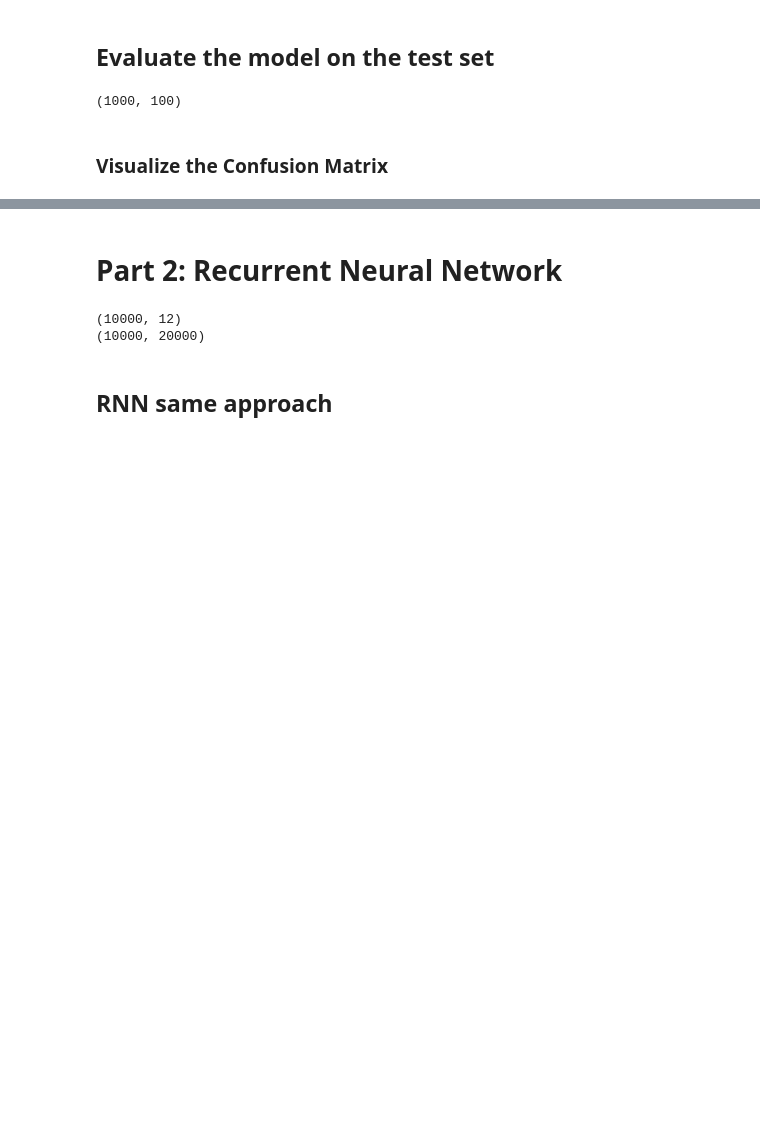
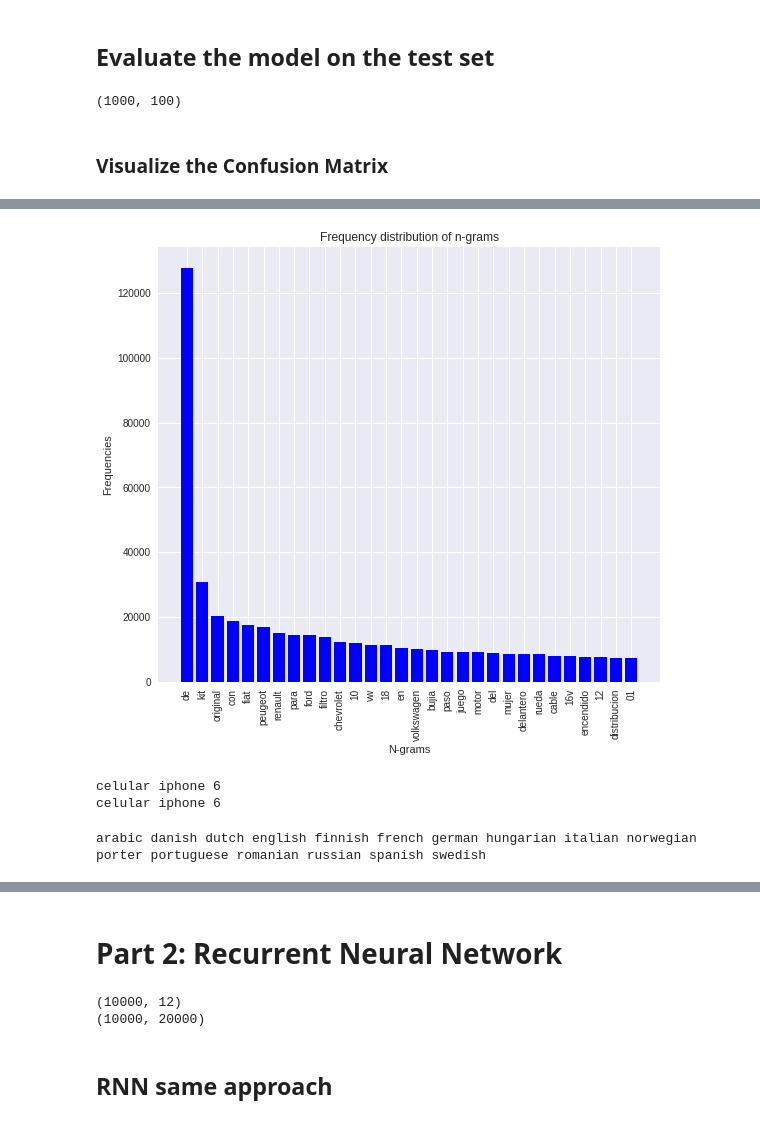
Before and after one commit to agustin-sarasua/workshop-categorization, a Jupyter notebook: Workshop_Step1.ipynb, the cells around one changed output, grey strips where cells are left out. Saved outputs shown, nothing was run; the diff lists cells and outputs as text; code cells hidden in the pictures; blank space fills up the shorter version.

```diff
--- a/Workshop_Step1.ipynb
+++ b/Workshop_Step1.ipynb
@@ -556,0 +627,5 @@ Mural De Ajedrez Deluxe - Ventajedrez Truth: BOARD_GAMES Prediction: DECORATIVE_
+# %%
+
+plot_frequency_distribution_of_ngrams(df['title'].values, reverse=False)
+# %% [output]
+[figure, added]
@@ -556,0 +651,48 @@ Mural De Ajedrez Deluxe - Ventajedrez Truth: BOARD_GAMES Prediction: DECORATIVE_
+# %%
+# 2 - Remove stopwords
+title = "celular iphone 6 sin uso envio a todo el pais instalacion sin cargo como nuevos consultar stock"
+for stopword in stop_phrases:
+  stopword_reg = re.compile(r'\b{}\b'.format(stopword))
+  title = stopword_reg.sub('', title)
+print(title)
+#print(re.compile(r'\b{}\b'.format("(conuslte|conusltar|hay|con|en) stock")).sub('', title))
+# %% [output]
+celular iphone 6
+celular iphone 6
+# %%
+from nltk.stem import SnowballStemmer
+print(" ".join(SnowballStemmer.languages))
+stemmer = SnowballStemmer("spanish")
+
+def strip_accents(text):
+    normalized = unicodedata.normalize('NFKD', text)
+    only_ascii = normalized.encode('ascii', 'ignore').decode('utf-8')
+    return only_ascii
+
+def remove_unuseful_tokens(text):
+
+    return " ".join(WORD.findall(text.replace('_', ' ')))
+
+def clean_data(row):
+    # 1 - Text to lower
+    title = row['title'].lower()
+
+    title = SPACES.sub(' ', title)
+
+    title = remove_unuseful_tokens(title)
+
+    # 2 - Remove stopwords
+    for stopword in stop_phrases:
+      stopword_reg = re.compile(r'\b{}\b'.format(stopword))
+      title = stopword_reg.sub('', title)
+
+    # 3 - Remove accents
+    title = strip_accents(title)
+
+    # 4 - Stem the words
+    tokens = [stemmer.stem(t) for t in title.split()]
+    row['original_title'] = row['title']
+    row['title'] = " ".join(tokens)
+    return row
+# %% [output]
+arabic danish dutch english finnish french german hungarian italian norwegian porter portuguese romanian russian spanish swedish
```
Also changed, not shown: parts of 22 cells of this notebook.
